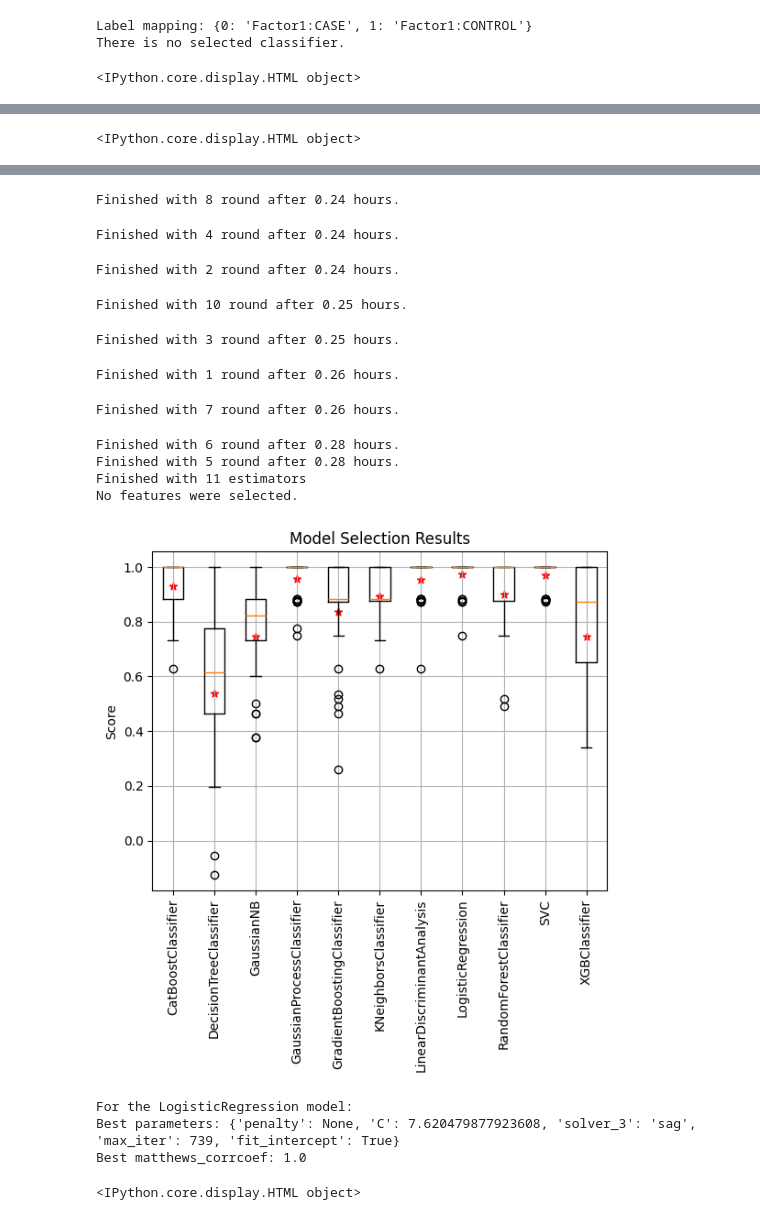
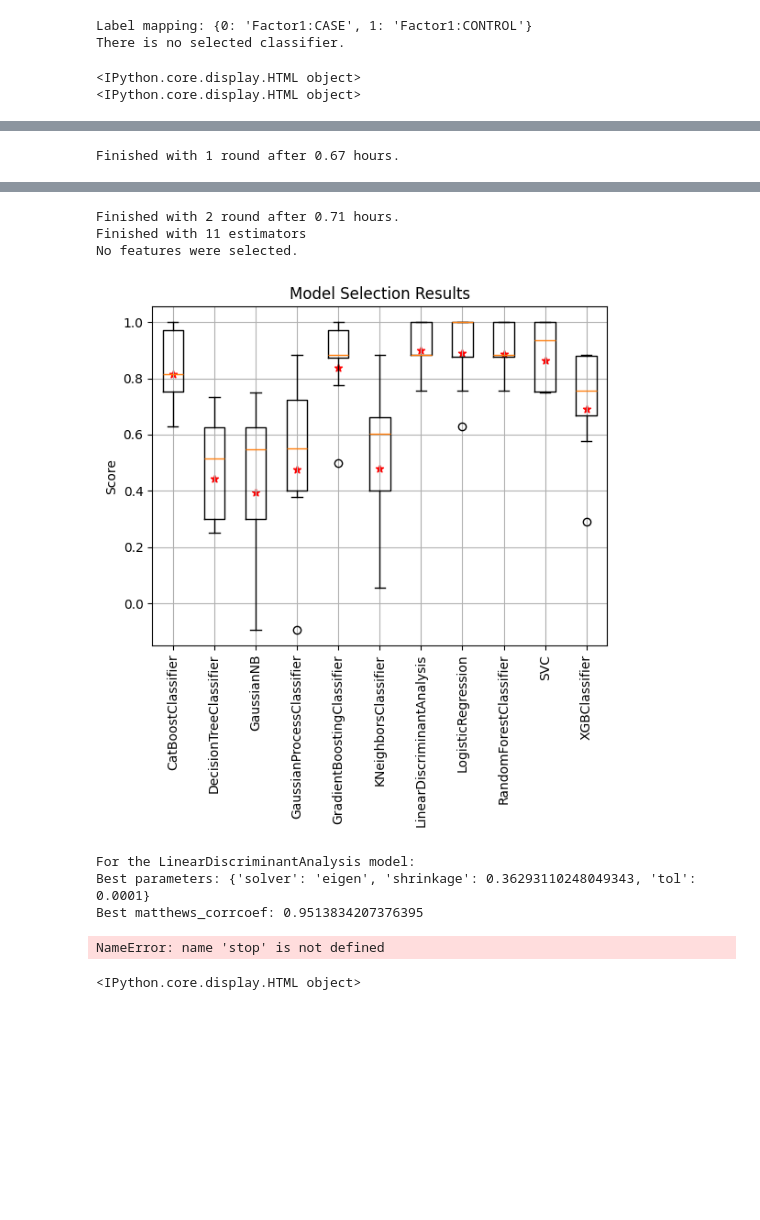
Before and after one commit to costasmexis/AI4META, a Jupyter notebook: main.ipynb, the cells around one changed output, grey strips where cells are left out. Drawn from its saved outputs; the diff is of its cells as text; code cells hidden in the pictures; blank space fills up the shorter version.

```diff
--- a/main.ipynb
+++ b/main.ipynb
@@ -51,4 +54,5 @@ There is no selected classifier.
 # %%
-fitted_mod, df = mlpipe.model_selection(optimizer='bayesian_search',n_trials_ncv=50,n_trials=50,rounds=10,score='matthews_corrcoef', return_best_model=True,plot='box',return_scores_df=True,choose_model=False,feature_selection_type='mrmr',outer_splits=5,inner_splits=3,hist_fit=True,exclude=[LGBMClassifier()],parallel='freely_parallel')#exclude=[LGBMClassifier()])# search_on=[LinearDiscriminantAnalysis(),LogisticRegression()])#exclude=[LGBMClassifier()])
+fitted_mod, df = mlpipe.model_selection(optimizer='bayesian_search',n_trials_ncv=50,n_trials=50,rounds=2,score='matthews_corrcoef', return_best_model=True,plot='box',return_scores_df=True,choose_model=False,feature_selection_type='mrmr',outer_splits=5,inner_splits=3,hist_fit=True,exclude=[LGBMClassifier()],parallel='thread_per_round')#exclude=[LGBMClassifier()])# search_on=[LinearDiscriminantAnalysis(),LogisticRegression()])#exclude=[LGBMClassifier()])
 # %% [output]
 <IPython.core.display.HTML object>
+<IPython.core.display.HTML object>
@@ -56 +69 @@ fitted_mod, df = mlpipe.model_selection(optimizer='bayesian_search',n_trials_ncv
-<IPython.core.display.HTML object>
+Finished with 1 round after 0.67 hours.
@@ -58,18 +72,14 @@ Finished with 9 round after 0.23 hours.
-Finished with 8 round after 0.24 hours.
+Finished with 2 round after 0.71 hours.
+Finished with 11 estimators
+No features were selected.
+[figure, new version]
-Finished with 4 round after 0.24 hours.
+For the LinearDiscriminantAnalysis model:
+Best parameters: {'solver': 'eigen', 'shrinkage': 0.36293110248049343, 'tol': 0.0001}
+Best matthews_corrcoef: 0.9513834207376395
-Finished with 2 round after 0.24 hours.
-Finished with 10 round after 0.25 hours.
-Finished with 3 round after 0.25 hours.
-Finished with 1 round after 0.26 hours.
-Finished with 7 round after 0.26 hours.
-Finished with 6 round after 0.28 hours.
-Finished with 5 round after 0.28 hours.
-Finished with 11 estimators
-No features were selected.
-[figure, old version]
-For the LogisticRegression model:
-Best parameters: {'penalty': None, 'C': 7.620479877923608, 'solver_3': 'sag', 'max_iter': 739, 'fit_intercept': True}
-Best matthews_corrcoef: 1.0
+# %%
+stop
+# %% [output]
+NameError: name 'stop' is not defined
 # %%
 fitted_mod, df = mlpipe.model_selection(optimizer='bayesian_search',n_trials_ncv=50,n_trials=50,rounds=10,score='matthews_corrcoef', return_best_model=True,plot='box',return_scores_df=True,choose_model=False,feature_selection_type='mrmr',outer_splits=5,inner_splits=3,hist_fit=True,exclude=[LGBMClassifier()],parallel='fully_parallel')#exclude=[LGBMClassifier()])# search_on=[LinearDiscriminantAnalysis(),LogisticRegression()])#exclude=[LGBMClassifier()])
 # %% [output]
```
Also changed, not shown: parts of 3 cells of this notebook, 1 other file.
